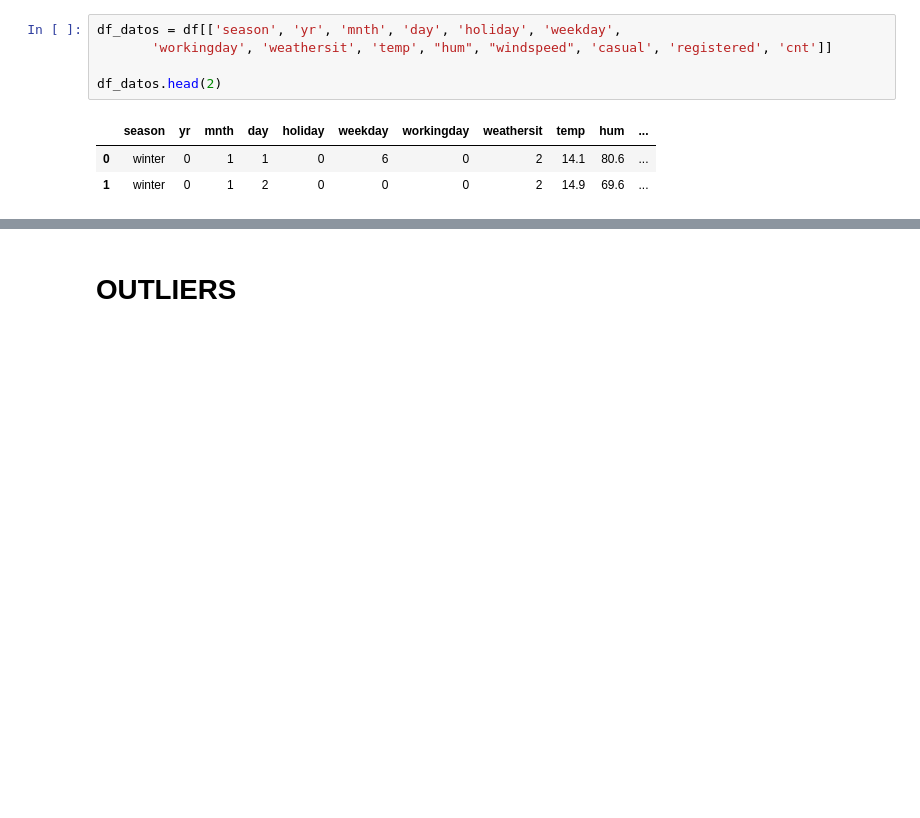
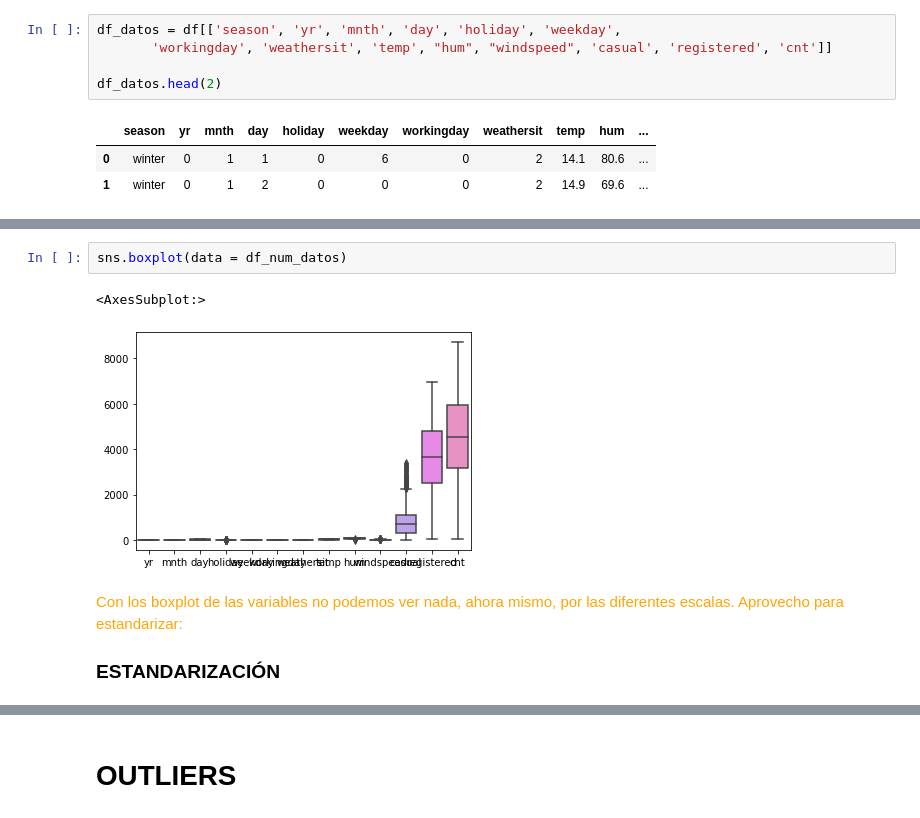
Before and after one commit to Adalab/project-da-promo-A-module-3-team-1, a Jupyter notebook: Proyecto_Final.ipynb, the cells around one changed output, grey strips where cells are left out. Drawn from its saved outputs; the diff is of its cells as text; blank space fills up the shorter version.

```diff
--- a/Proyecto_Final.ipynb
+++ b/Proyecto_Final.ipynb
@@ -636,0 +662,8 @@ df_num_datos
+# %%
+sns.boxplot(data = df_num_datos)
+# %% [output]
+<AxesSubplot:>
+[figure, added]
+# %% [markdown]
+<font color = orange> Con los boxplot de las variables no podemos ver nada, ahora mismo, por las diferentes escalas. Aprovecho para estandarizar:
+### ESTANDARIZACIÓN
```
Also changed, not shown: parts of 37 cells of this notebook.
